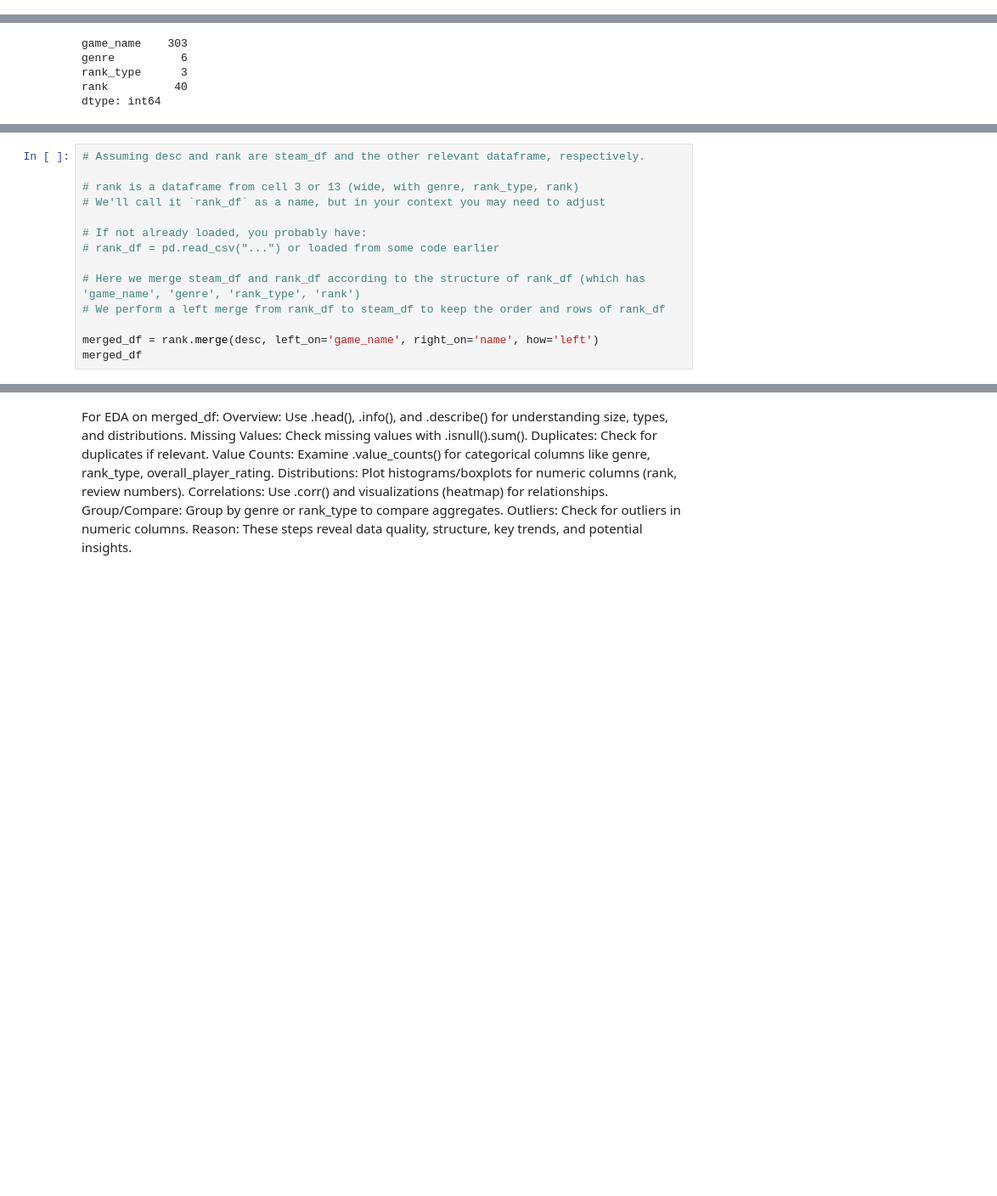
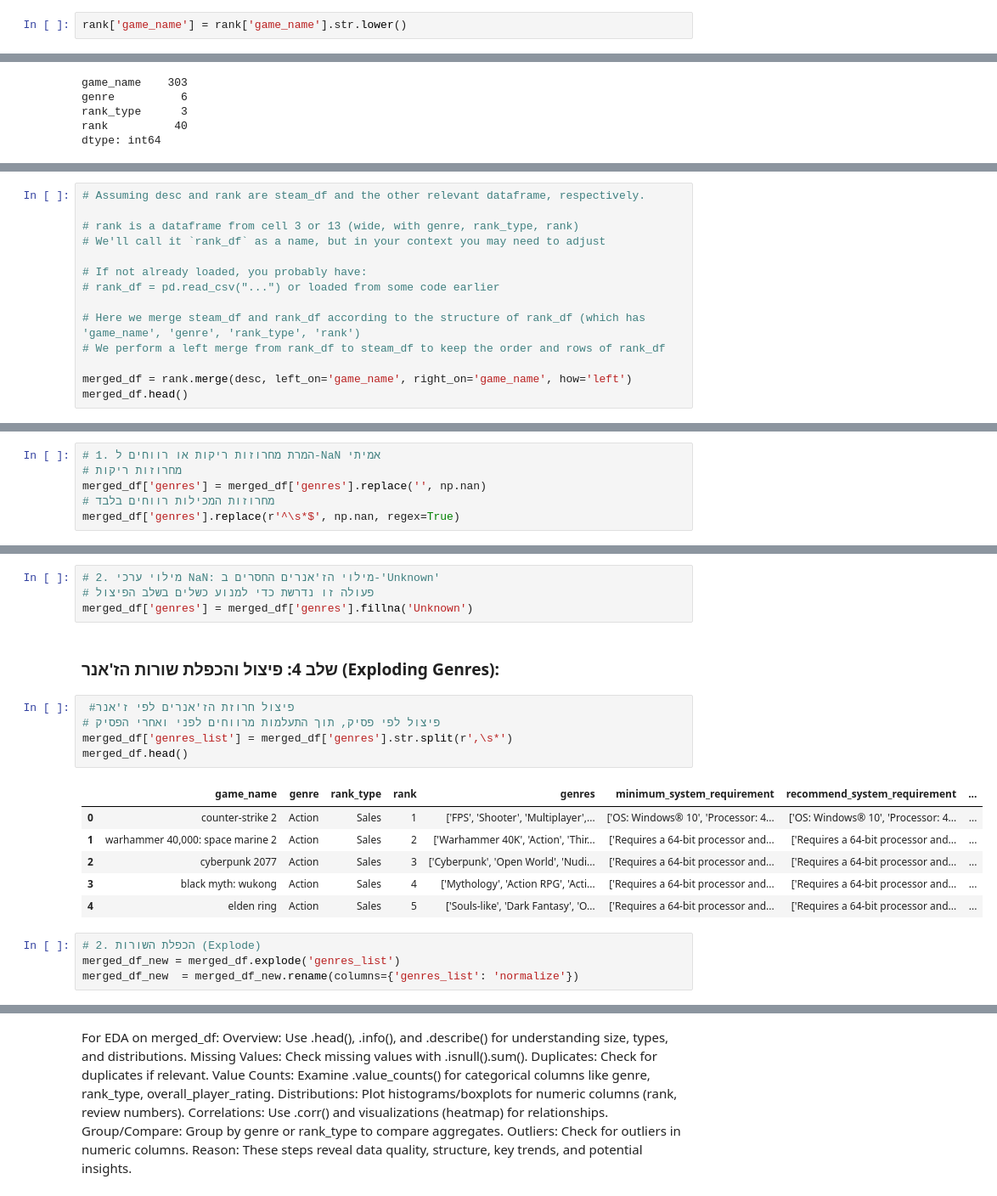
Before and after one commit to OfirBH/Steam_Final_Project, a Jupyter notebook: steam_final_project.ipynb, the cells around one changed output, grey strips where cells are left out. Shown at 85% size. Drawn from its saved outputs; the diff is of its cells as text; blank space fills up the shorter version.

```diff
--- a/steam_final_project.ipynb
+++ b/steam_final_project.ipynb
@@ -99,3 +104,5 @@ dtype: int64
+# %%
+rank['game_name'] = rank['game_name'].str.lower()
 # %%
 rank.shape
 # %% [output]
@@ -147,6 +156,6 @@ dtype: int64
 # Here we merge steam_df and rank_df according to the structure of rank_df (which has 'game_name', 'genre', 'rank_type', 'rank')
 # We perform a left merge from rank_df to steam_df to keep the order and rows of rank_df
 
-merged_df = rank.merge(desc, left_on='game_name', right_on='name', how='left')
-merged_df
+merged_df = rank.merge(desc, left_on='game_name', right_on='game_name', how='left')
+merged_df.head()
 # %% [output]
@@ -191,0 +200,6 @@ dtype: int64
+# %%
+# 1. המרת מחרוזות ריקות או רווחים ל-NaN אמיתי
+# מחרוזות ריקות
+merged_df['genres'] = merged_df['genres'].replace('', np.nan)
+# מחרוזות המכילות רווחים בלבד
+merged_df['genres'].replace(r'^\s*$', np.nan, regex=True)
@@ -191,0 +219,22 @@ dtype: int64
+# %%
+# 2. מילוי ערכי NaN: מילוי הז'אנרים החסרים ב-'Unknown'
+# פעולה זו נדרשת כדי למנוע כשלים בשלב הפיצול
+merged_df['genres'] = merged_df['genres'].fillna('Unknown')
+# %% [markdown]
+### **שלב 4: פיצול והכפלת שורות הז'אנר (Exploding Genres):**
+# %%
+ #פיצול חרוזת הז'אנרים לפי ז'אנר
+# פיצול לפי פסיק, תוך התעלמות מרווחים לפני ואחרי הפסיק
+merged_df['genres_list'] = merged_df['genres'].str.split(r',\s*')
+merged_df.head()
+# %% [output]
+|  | game_name | genre | rank_type | rank | genres | minimum_system_requirement | recommend_system_requirement | ... |
+| 0 | counter-strike 2 | Action | Sales | 1 | ['FPS', 'Shooter', 'Multiplayer',... | ['OS: Windows® 10', 'Processor: 4... | ['OS: Windows® 10', 'Processor: 4... | ... |
+| 1 | warhammer 40,000: space marine 2 | Action | Sales | 2 | ['Warhammer 40K', 'Action', 'Thir... | ['Requires a 64-bit processor and... | ['Requires a 64-bit processor and... | ... |
+| 2 | cyberpunk 2077 | Action | Sales | 3 | ['Cyberpunk', 'Open World', 'Nudi... | ['Requires a 64-bit processor and... | ['Requires a 64-bit processor and... | ... |
+| 3 | black myth: wukong | Action | Sales | 4 | ['Mythology', 'Action RPG', 'Acti... | ['Requires a 64-bit processor and... | ['Requires a 64-bit processor and... | ... |
+| 4 | elden ring | Action | Sales | 5 | ['Souls-like', 'Dark Fantasy', 'O... | ['Requires a 64-bit processor and... | ['Requires a 64-bit processor and... | ... |
+# %%
+# 2. הכפלת השורות (Explode)
+merged_df_new = merged_df.explode('genres_list')
+merged_df_new  = merged_df_new.rename(columns={'genres_list': 'normalize'})
```
Also changed, not shown: parts of 34 cells of this notebook, 1 other file.
